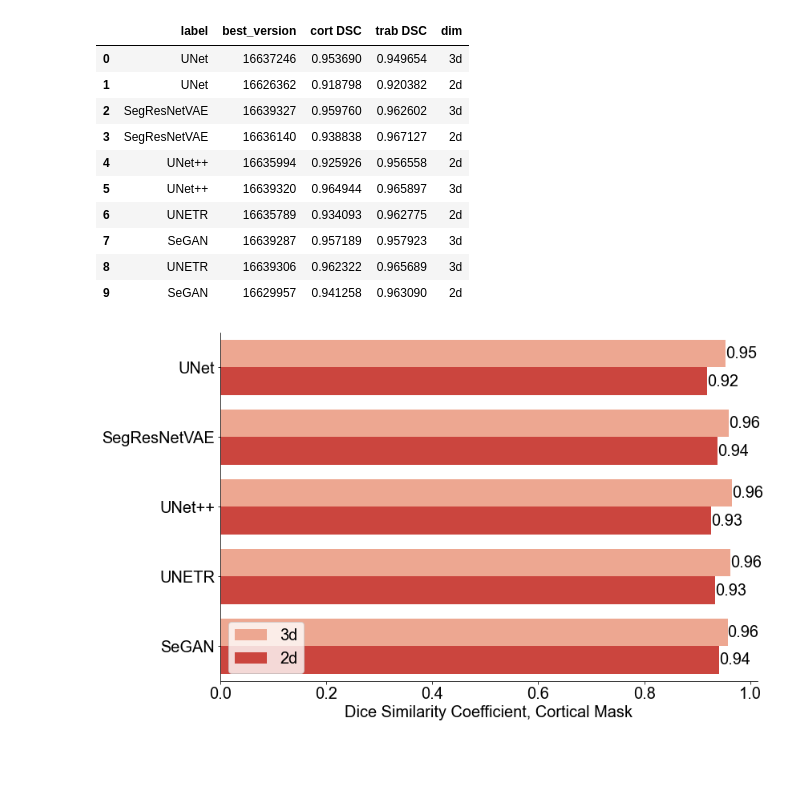
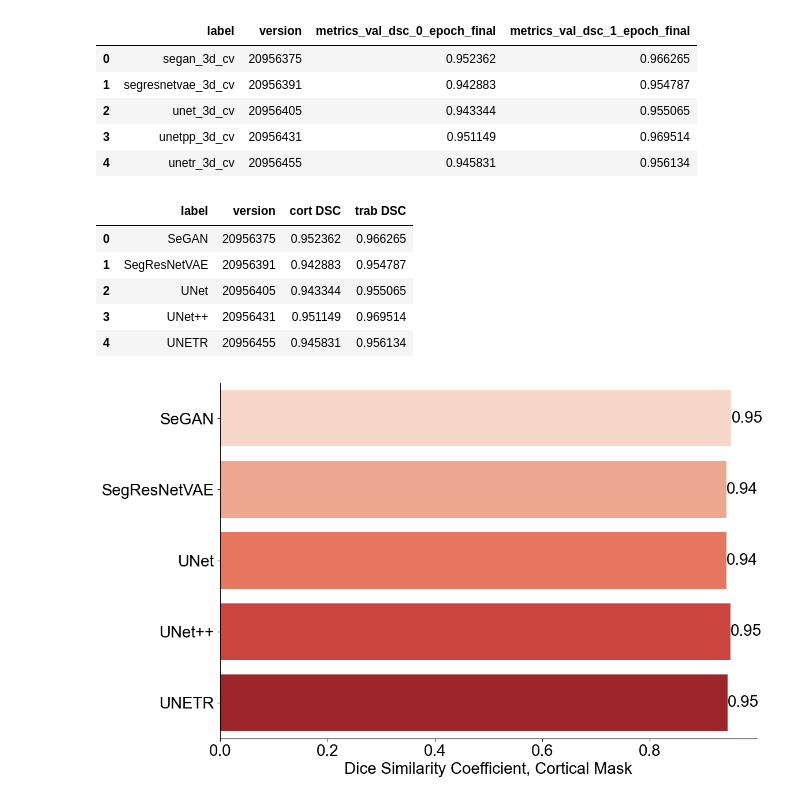
Before and after one commit to Bonelab/hrpqct-knee-segmentation, a Jupyter notebook: notebooks/analyze_rad_tib_cv.ipynb, the cells around one changed output. Drawn from its saved outputs; the diff is of its cells as text; code cells hidden in the pictures; blank space fills up the shorter version.

```diff
--- a/notebooks/analyze_rad_tib_cv.ipynb
+++ b/notebooks/analyze_rad_tib_cv.ipynb
@@ -46,5 +7,21 @@ df
+# %%
+df = pd.read_csv(path.join("..", "from_arc", "rad_tib_cv.csv"))
+df = df[["label", "version", "fold", "metrics_val_dsc_0_epoch_final", "metrics_val_dsc_1_epoch_final"]]
+df = df.groupby(["label", "version"]).mean().drop(columns=["fold"])
+df = df[
+    df.groupby(["label"])["metrics_val_dsc_0_epoch_final"].transform(max)
+    == df["metrics_val_dsc_0_epoch_final"]
+].dropna()
+df = df.reset_index()
+df
+# %% [output]
+|  | label | version | metrics_val_dsc_0_epoch_final | metrics_val_dsc_1_epoch_final |
+| 0 | segan_3d_cv | 20956375 | 0.952362 | 0.966265 |
+| 1 | segresnetvae_3d_cv | 20956391 | 0.942883 | 0.954787 |
+| 2 | unet_3d_cv | 20956405 | 0.943344 | 0.955065 |
+| 3 | unetpp_3d_cv | 20956431 | 0.951149 | 0.969514 |
+| 4 | unetr_3d_cv | 20956455 | 0.945831 | 0.956134 |
 # %%
-df["dim"] = df["label"].apply(lambda x: x[-5:-3])
 df["label"] = df["label"].apply(lambda x: x[0:-6])
 
 labels_renaming = {
@@ -55,47 +32,49 @@ labels_renaming = {
     "segan": "SeGAN"
 }
 df = df.replace({"label": labels_renaming})
+
+df = df.rename(
+    columns = {
+        "metrics_val_dsc_0_epoch_final": "cort DSC",
+        "metrics_val_dsc_1_epoch_final": "trab DSC"
+    }
+)
 # %%
 df
 # %% [output]
-|  | label | best_version | cort DSC | trab DSC | dim |
-| 0 | UNet | 16637246 | 0.953690 | 0.949654 | 3d |
-| 1 | UNet | 16626362 | 0.918798 | 0.920382 | 2d |
-| 2 | SegResNetVAE | 16639327 | 0.959760 | 0.962602 | 3d |
-| 3 | SegResNetVAE | 16636140 | 0.938838 | 0.967127 | 2d |
-| 4 | UNet++ | 16635994 | 0.925926 | 0.956558 | 2d |
-| 5 | UNet++ | 16639320 | 0.964944 | 0.965897 | 3d |
-| 6 | UNETR | 16635789 | 0.934093 | 0.962775 | 2d |
-| 7 | SeGAN | 16639287 | 0.957189 | 0.957923 | 3d |
-| 8 | UNETR | 16639306 | 0.962322 | 0.965689 | 3d |
-| 9 | SeGAN | 16629957 | 0.941258 | 0.963090 | 2d |
+|  | label | version | cort DSC | trab DSC |
+| 0 | SeGAN | 20956375 | 0.952362 | 0.966265 |
+| 1 | SegResNetVAE | 20956391 | 0.942883 | 0.954787 |
+| 2 | UNet | 20956405 | 0.943344 | 0.955065 |
+| 3 | UNet++ | 20956431 | 0.951149 | 0.969514 |
+| 4 | UNETR | 20956455 | 0.945831 | 0.956134 |
 # %%
 rc = {'figure.figsize':(10,5),
       'axes.facecolor':'white',
       'axes.grid' : True,
       'grid.color': '1',
       'font.family':'Arial',
       'font.size' : 20}
 plt.rcParams.update(rc)
 
 plt.rcParams.update(rc)
 
 plt.figure(figsize=(12,8))
 
-ax = sns.barplot(data=df, y="label", x="cort DSC", hue="dim", palette="Reds")
-plt.legend(loc="lower left")
+ax = sns.barplot(data=df, y="label", x="cort DSC", palette="Reds")
+# plt.legend(loc="lower left")
 
 ax.set(
     ylabel="",
     xlabel="Dice Similarity Coefficient, Cortical Mask"
 )
 
 for i in ax.containers:
     ax.bar_label(i, fmt="%0.2f")
 
 plt.grid(axis="x")
 sns.despine()
 
 plt.show()
 # %% [output]
-[figure, old version]
+[figure, new version]
```
Also changed, not shown: parts of 3 cells of this notebook, 6 other files.
